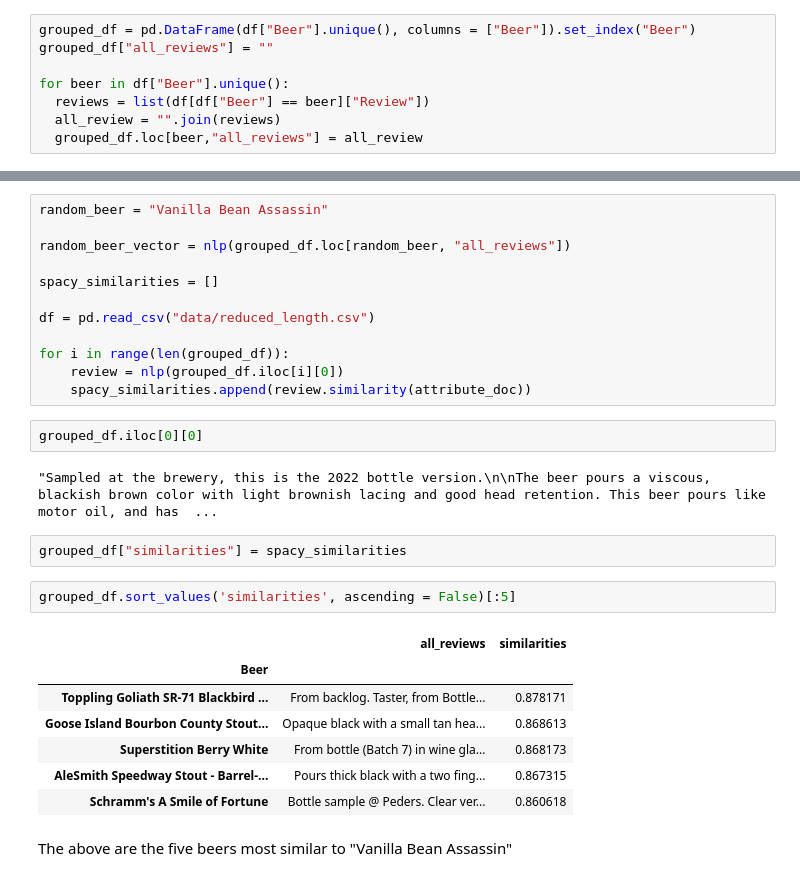
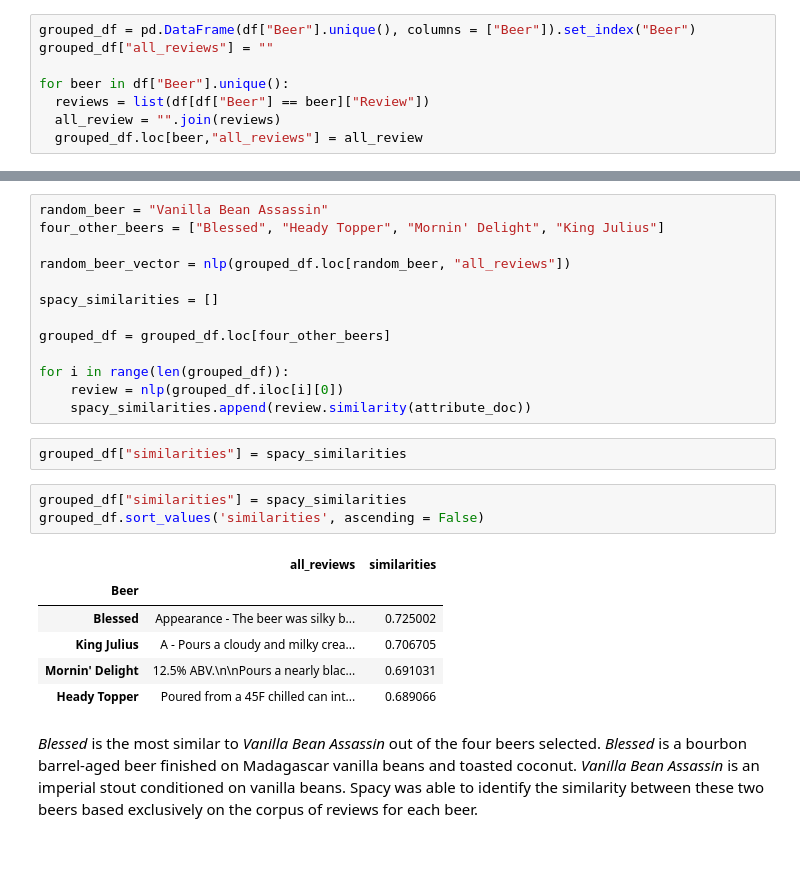
Before and after one commit to femkemunting/mis284n_assignment_2, a Jupyter notebook: assignment2.ipynb, the cells around one changed output, grey strips where cells are left out. Cells and saved outputs as stored; diff of their text form; blank space fills up the shorter version.

```diff
--- a/assignment2.ipynb
+++ b/assignment2.ipynb
@@ -1032,30 +998,27 @@ grouped_df.head()
 # %%
 random_beer = "Vanilla Bean Assassin"
+four_other_beers = ["Blessed", "Heady Topper", "Mornin' Delight", "King Julius"]
 
 random_beer_vector = nlp(grouped_df.loc[random_beer, "all_reviews"])
 
 spacy_similarities = []
 
-df = pd.read_csv("data/reduced_length.csv")
+grouped_df = grouped_df.loc[four_other_beers]
 
 for i in range(len(grouped_df)):
     review = nlp(grouped_df.iloc[i][0])
     spacy_similarities.append(review.similarity(attribute_doc))
-# %%
-grouped_df.iloc[0][0]
-# %% [output]
-"Sampled at the brewery, this is the 2022 bottle version.\n\nThe beer pours a viscous, blackish brown color with light brownish lacing and good head retention. This beer pours like motor oil, and has  ...
 # %%
 grouped_df["similarities"] = spacy_similarities
 # %%
-grouped_df.sort_values('similarities', ascending = False)[:5]
+grouped_df["similarities"] = spacy_similarities
+grouped_df.sort_values('similarities', ascending = False)
 # %% [output]
 |  | all_reviews | similarities |
 | Beer |  |  |
-| Toppling Goliath SR-71 Blackbird ... | From backlog. Taster, from Bottle... | 0.878171 |
-| Goose Island Bourbon County Stout... | Opaque black with a small tan hea... | 0.868613 |
-| Superstition Berry White | From bottle (Batch 7) in wine gla... | 0.868173 |
-| AleSmith Speedway Stout - Barrel-... | Pours thick black with a two fing... | 0.867315 |
-| Schramm's A Smile of Fortune | Bottle sample @ Peders. Clear ver... | 0.860618 |
+| Blessed | Appearance - The beer was silky b... | 0.725002 |
+| King Julius | A - Pours a cloudy and milky crea... | 0.706705 |
+| Mornin' Delight | 12.5% ABV.\n\nPours a nearly blac... | 0.691031 |
+| Heady Topper | Poured from a 45F chilled can int... | 0.689066 |
-# %% [markdown]
-The above are the five beers most similar to "Vanilla Bean Assassin"
+# %% [markdown]
+*Blessed* is the most similar to *Vanilla Bean Assassin* out of the four beers selected. *Blessed* is a bourbon barrel-aged beer finished on Madagascar vanilla beans and toasted coconut. *Vanilla Bean Assassin* is an imperial stout conditioned on vanilla beans. Spacy was able to identify the similarity between these two beers based exclusively on the corpus of reviews for each beer.
```
Also changed, not shown: parts of 17 cells of this notebook, 1 other file.
